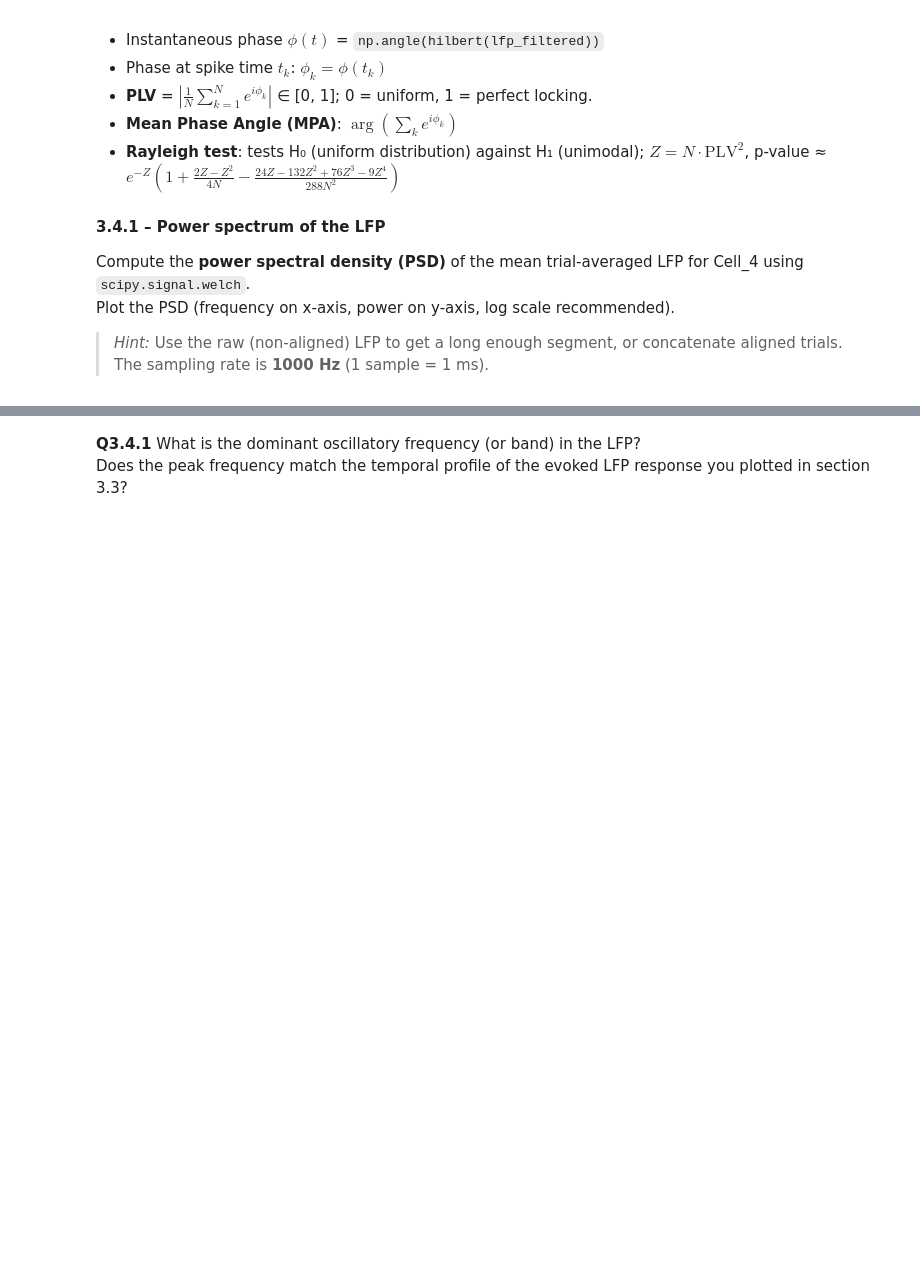
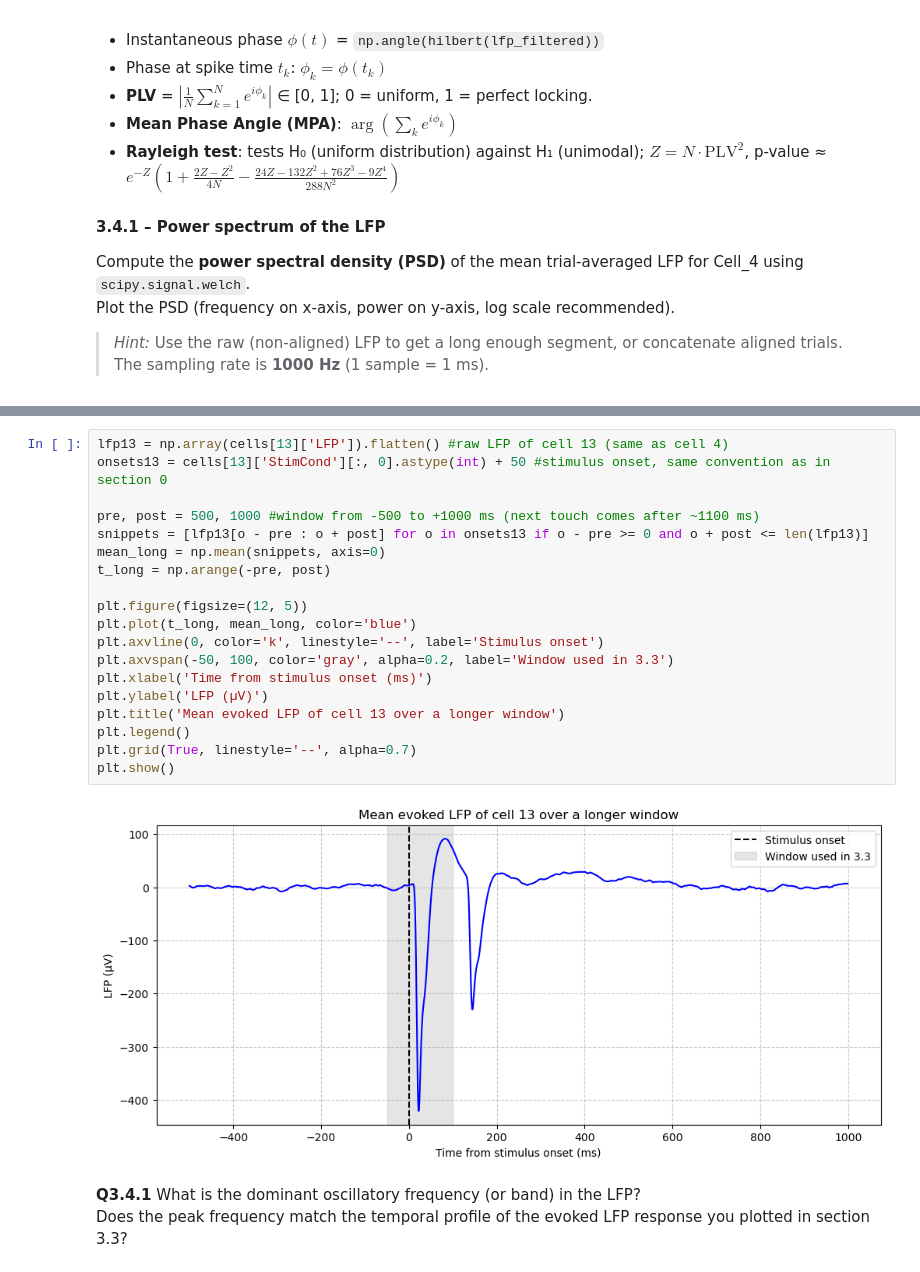
Before and after one commit to slerou/Group_1_HW_DataAnalysis_2026.ipynb, a Jupyter notebook: HW_SU_LFP_111026_student_2026.ipynb, the cells around one changed output, grey strips where cells are left out. Drawn from its saved outputs; the diff is of its cells as text; blank space fills up the shorter version.

```diff
--- a/HW_SU_LFP_111026_student_2026.ipynb
+++ b/HW_SU_LFP_111026_student_2026.ipynb
@@ -933,3 +977,24 @@ Plot the PSD (frequency on x-axis, power on y-axis, log scale recommended).
+# %%
+lfp13 = np.array(cells[13]['LFP']).flatten() #raw LFP of cell 13 (same as cell 4)
+onsets13 = cells[13]['StimCond'][:, 0].astype(int) + 50 #stimulus onset, same convention as in section 0
+
+pre, post = 500, 1000 #window from -500 to +1000 ms (next touch comes after ~1100 ms)
+snippets = [lfp13[o - pre : o + post] for o in onsets13 if o - pre >= 0 and o + post <= len(lfp13)]
+mean_long = np.mean(snippets, axis=0)
+t_long = np.arange(-pre, post)
+
+plt.figure(figsize=(12, 5))
+plt.plot(t_long, mean_long, color='blue')
+plt.axvline(0, color='k', linestyle='--', label='Stimulus onset')
+plt.axvspan(-50, 100, color='gray', alpha=0.2, label='Window used in 3.3')
+plt.xlabel('Time from stimulus onset (ms)')
+plt.ylabel('LFP (µV)')
+plt.title('Mean evoked LFP of cell 13 over a longer window')
+plt.legend()
+plt.grid(True, linestyle='--', alpha=0.7)
+plt.show()
+# %% [output]
+[figure, added]
 # %% [markdown]
 **Q3.4.1** What is the dominant oscillatory frequency (or band) in the LFP?
 Does the peak frequency match the temporal profile of the evoked LFP response you plotted in section 3.3?
```
Also changed, not shown: parts of 6 cells of this notebook.
